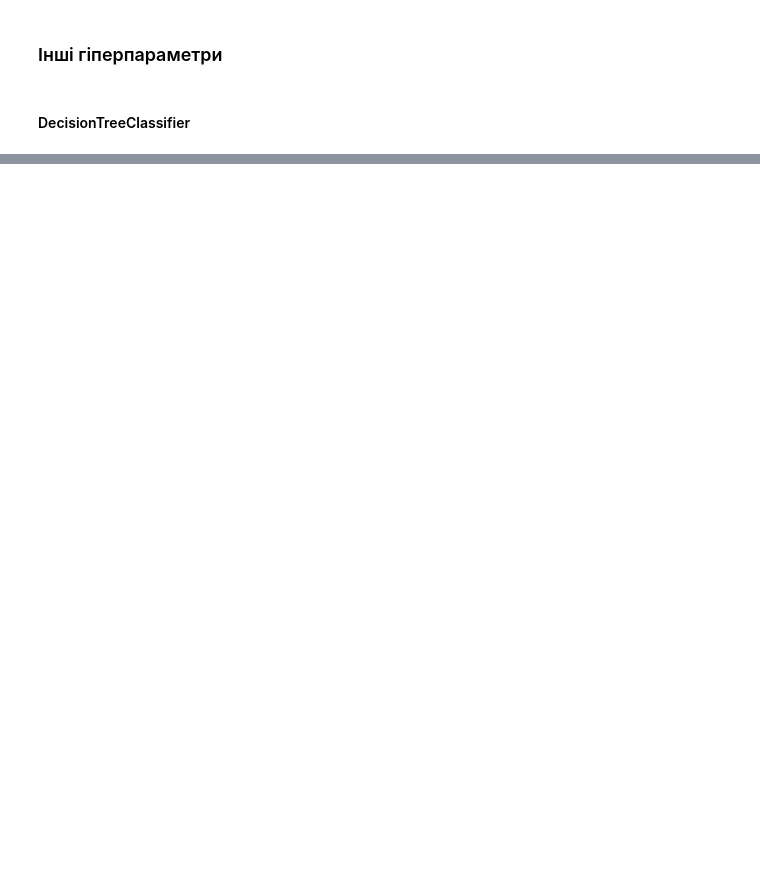
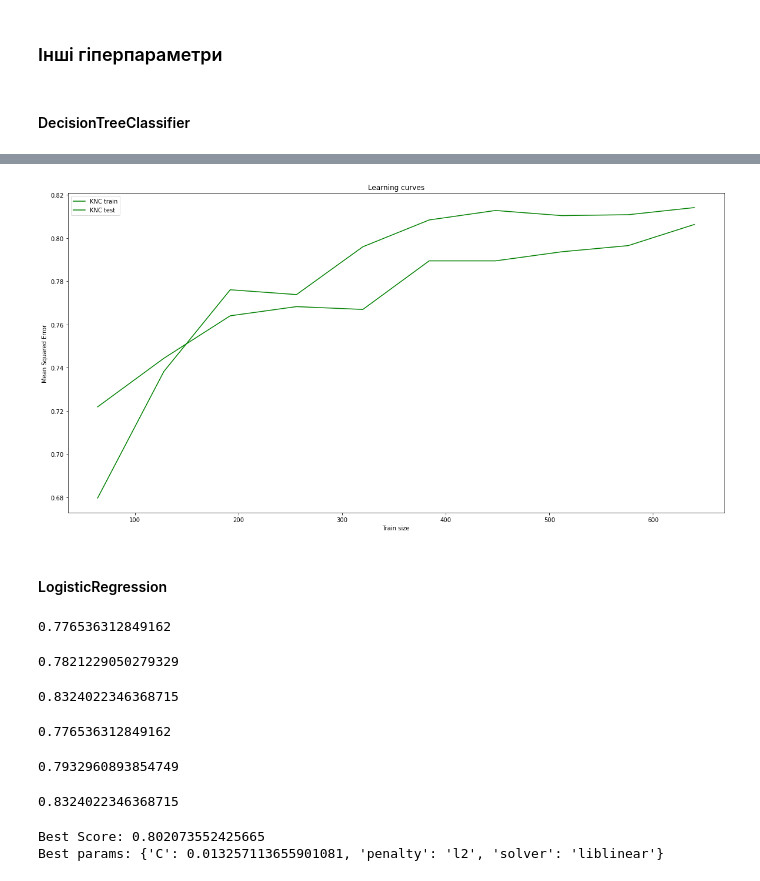
Before and after one commit to lashkoEv/machine-learning, a Jupyter notebook: LR2_ML.ipynb, the cells around one changed output, grey strips where cells are left out. Saved outputs shown, nothing was run; the diff lists cells and outputs as text; code cells hidden in the pictures; blank space fills up the shorter version.

```diff
--- a/LR2_ML.ipynb
+++ b/LR2_ML.ipynb
@@ -826,0 +927,80 @@ plt.show()
+# %%
+plt.figure(figsize=(20, 10))
+
+plt.plot(train_sizes_KN_gs, train_scores_KN_gs.mean(1), color='g', label="KNC train")
+plt.plot(train_sizes_KN_gs, test_scores_KN_gs.mean(1), color='g', label="KNC test")
+
+#plt.plot(train_sizes_KN6, train_scores_KN6.mean(1), color='b', label="KNC train")
+#plt.plot(train_sizes_KN6, test_scores_KN6.mean(1), color='b', label="KNC test")
+
+#plt.plot(train_sizes_KN3, train_scores_KN3.mean(1), color='r', label="KNC train")
+#plt.plot(train_sizes_KN3, test_scores_KN3.mean(1), color='r', label="KNC test")
+
+plt.xlabel("Train size")
+plt.ylabel("Mean Squared Error")
+plt.title("Learning curves")
+plt.legend()
+plt.show()
+# %% [output]
+[figure, added]
+# %% [markdown]
+#### LogisticRegression
+# %%
+LRClsf_my = LogisticRegression(C=0.1, solver='liblinear', penalty='l1')
+LRClsf_my.fit(X_train, y_train)
+predLRClsf_my = LRClsf_my.predict(X_test)
+accuracy_score(y_test, predLRClsf_my)
+# %% [output]
+0.776536312849162
+# %%
+LRClsf_my2 = LogisticRegression(C=1, solver='lbfgs', penalty='l2')
+LRClsf_my2.fit(X_train, y_train)
+predLRClsf_my2 = LRClsf_my2.predict(X_test)
+accuracy_score(y_test, predLRClsf_my2)
+# %% [output]
+0.7821229050279329
+# %%
+LRClsf_my3 = LogisticRegression(C=0.01, solver='lbfgs', penalty='l2')
+LRClsf_my3.fit(X_train, y_train)
+predLRClsf_my3 = LRClsf_my3.predict(X_test)
+accuracy_score(y_test, predLRClsf_my3)
+# %% [output]
+0.8324022346368715
+# %%
+LRClsf_my4 = LogisticRegression(C=0.1, solver='newton-cg', penalty='l2')
+LRClsf_my4.fit(X_train, y_train)
+predLRClsf_my4 = LRClsf_my4.predict(X_test)
+accuracy_score(y_test, predLRClsf_my4)
+# %% [output]
+0.776536312849162
+# %%
+LRClsf_my5 = LogisticRegression(C=1, solver='saga', penalty='elasticnet', l1_ratio=1)
+LRClsf_my5.fit(X_train, y_train)
+predLRClsf_my5 = LRClsf_my5.predict(X_test)
+accuracy_score(y_test, predLRClsf_my5)
+# %% [output]
+0.7932960893854749
+# %%
+LRClsf_my6 = LogisticRegression(C=0.01, solver='newton-cg', penalty='l2')
+LRClsf_my6.fit(X_train, y_train)
+predLRClsf_my6 = LRClsf_my6.predict(X_test)
+accuracy_score(y_test, predLRClsf_my6)
+# %% [output]
+0.8324022346368715
+# %%
+parameter_grid = {'C': np.logspace(-4, 4, 50),
+                  'penalty' : ['l1','l2','elasticnet'],
+                  'solver'  : ['newton-cg', 'lbfgs', 'liblinear'],
+                 }
+import warnings
+warnings.filterwarnings('ignore')
+
+grid_search = GridSearchCV(LRClsf, param_grid = parameter_grid, cv=10)
+
+grid_search.fit(X_train, y_train)
+
+print ("Best Score: {}".format(grid_search.best_score_))
+print ("Best params: {}".format(grid_search.best_params_))
+# %% [output]
+Best Score: 0.802073552425665
+Best params: {'C': 0.013257113655901081, 'penalty': 'l2', 'solver': 'liblinear'}
```
Also changed, not shown: parts of 48 cells of this notebook.
